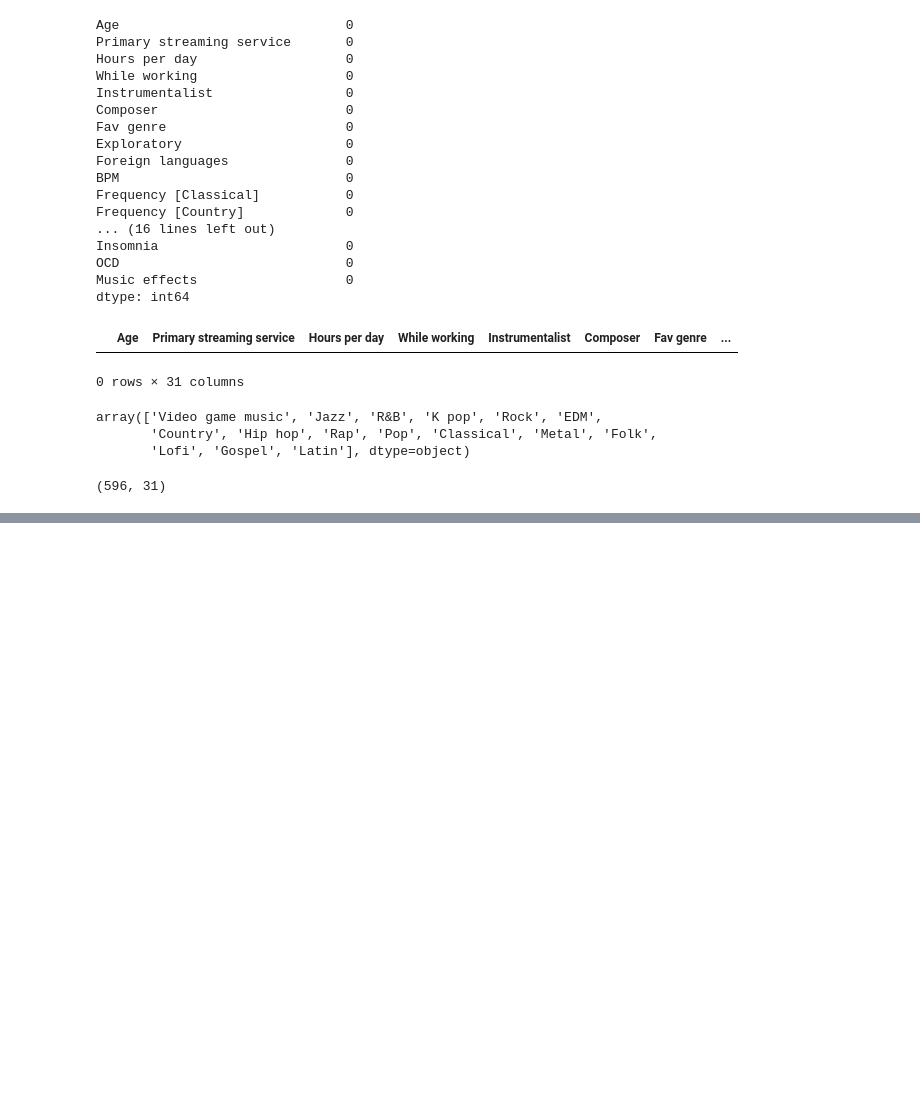
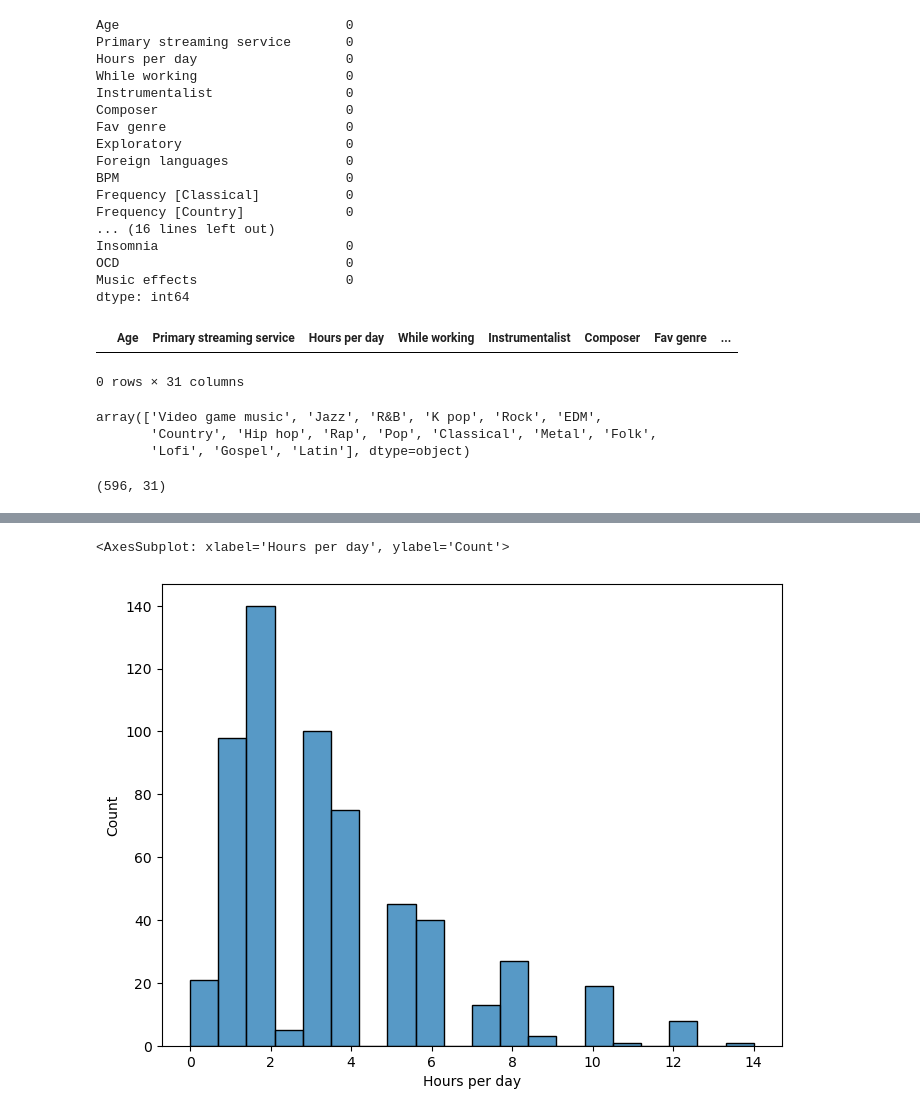
Before and after one commit to tdorsey0601/DV-Prov-23, a Jupyter notebook: Survey_Results.ipynb, the cells around one changed output, grey strips where cells are left out. Drawn from its saved outputs; the diff is of its cells as text; code cells hidden in the pictures; blank space fills up the shorter version.

```diff
--- a/Survey_Results.ipynb
+++ b/Survey_Results.ipynb
@@ -317,0 +325,7 @@ df = mxmh_cleaned_df.copy()
+# %%
+#Plot hours per day listening
+plt.figure(figsize=(8,6))
+sns.histplot(mxmh_cleaned_df['Hours per day'])
+# %% [output]
+<AxesSubplot: xlabel='Hours per day', ylabel='Count'>
+[figure, added]
```
Also changed, not shown: parts of 18 cells of this notebook.
